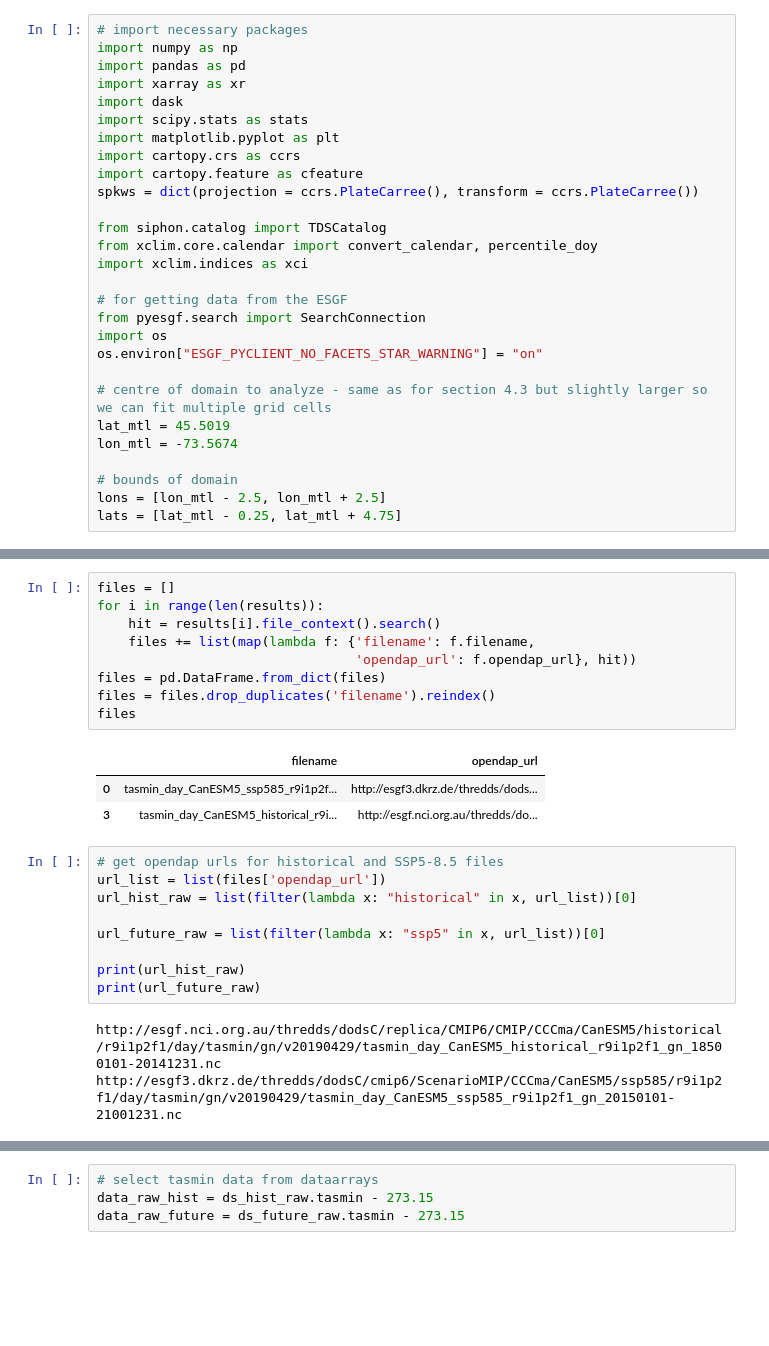
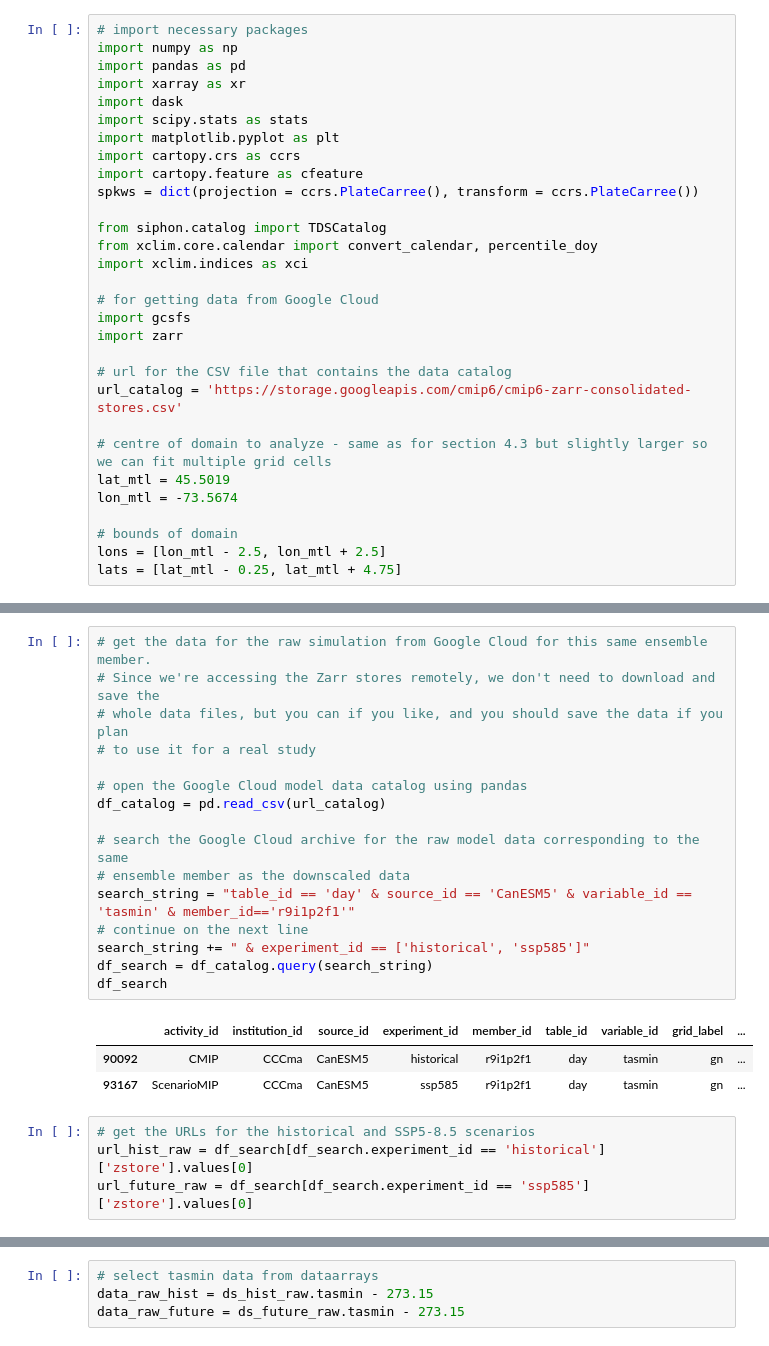
Before and after one commit to mikemorris12/UTCDW_Guidebook, a Jupyter notebook: Chapter4/section4.5_assessing_downscaled_projections.ipynb, the cells around one changed output, grey strips where cells are left out. Drawn from its saved outputs; the diff is of its cells as text; blank space fills up the shorter version.

Commit message:
changed 4.5 to use google cloud instead of ESGF plus typo and formatting fixes

```diff
--- a/Chapter4/section4.5_assessing_downscaled_projections.ipynb
+++ b/Chapter4/section4.5_assessing_downscaled_projections.ipynb
@@ -20,10 +20,12 @@ from siphon.catalog import TDSCatalog
 from xclim.core.calendar import convert_calendar, percentile_doy
 import xclim.indices as xci
 
-# for getting data from the ESGF
-from pyesgf.search import SearchConnection
-import os
-os.environ["ESGF_PYCLIENT_NO_FACETS_STAR_WARNING"] = "on"
+# for getting data from Google Cloud
+import gcsfs
+import zarr
+
+# url for the CSV file that contains the data catalog
+url_catalog = 'https://storage.googleapis.com/cmip6/cmip6-zarr-consolidated-stores.csv'
 
 # centre of domain to analyze - same as for section 4.3 but slightly larger so we can fit multiple grid cells
 lat_mtl = 45.5019
@@ -81,25 +57,24 @@ results = query.search()
-# %%
-files = []
-for i in range(len(results)):
-    hit = results[i].file_context().search()
-    files += list(map(lambda f: {'filename': f.filename,
-                                 'opendap_url': f.opendap_url}, hit))
-files = pd.DataFrame.from_dict(files)
-files = files.drop_duplicates('filename').reindex()
-files
-# %% [output]
-|  | filename | opendap_url |
-| 0 | tasmin_day_CanESM5_ssp585_r9i1p2f... | http://esgf3.dkrz.de/thredds/dods... |
-| 3 | tasmin_day_CanESM5_historical_r9i... | http://esgf.nci.org.au/thredds/do... |
-# %%
-# get opendap urls for historical and SSP5-8.5 files
-url_list = list(files['opendap_url'])
-url_hist_raw = list(filter(lambda x: "historical" in x, url_list))[0]
-
-url_future_raw = list(filter(lambda x: "ssp5" in x, url_list))[0]
-
-print(url_hist_raw)
-print(url_future_raw)
-# %% [output]
-http://esgf.nci.org.au/thredds/dodsC/replica/CMIP6/CMIP/CCCma/CanESM5/historical/r9i1p2f1/day/tasmin/gn/v20190429/tasmin_day_CanESM5_historical_r9i1p2f1_gn_18500101-20141231.nc
-http://esgf3.dkrz.de/thredds/dodsC/cmip6/ScenarioMIP/CCCma/CanESM5/ssp585/r9i1p2f1/day/tasmin/gn/v20190429/tasmin_day_CanESM5_ssp585_r9i1p2f1_gn_20150101-21001231.nc
+# %%
+# get the data for the raw simulation from Google Cloud for this same ensemble member.
+# Since we're accessing the Zarr stores remotely, we don't need to download and save the
+# whole data files, but you can if you like, and you should save the data if you plan
+# to use it for a real study
+
+# open the Google Cloud model data catalog using pandas
+df_catalog = pd.read_csv(url_catalog)
+
+# search the Google Cloud archive for the raw model data corresponding to the same
+# ensemble member as the downscaled data
+search_string = "table_id == 'day' & source_id == 'CanESM5' & variable_id == 'tasmin' & member_id=='r9i1p2f1'"
+# continue on the next line
+search_string += " & experiment_id == ['historical', 'ssp585']"
+df_search = df_catalog.query(search_string)
+df_search
+# %% [output]
+|  | activity_id | institution_id | source_id | experiment_id | member_id | table_id | variable_id | grid_label | ... |
+| 90092 | CMIP | CCCma | CanESM5 | historical | r9i1p2f1 | day | tasmin | gn | ... |
+| 93167 | ScenarioMIP | CCCma | CanESM5 | ssp585 | r9i1p2f1 | day | tasmin | gn | ... |
+# %%
+# get the URLs for the historical and SSP5-8.5 scenarios
+url_hist_raw = df_search[df_search.experiment_id == 'historical']['zstore'].values[0]
+url_future_raw = df_search[df_search.experiment_id == 'ssp585']['zstore'].values[0]
```
Also changed, not shown: parts of 6 cells of this notebook, 19 other files.
